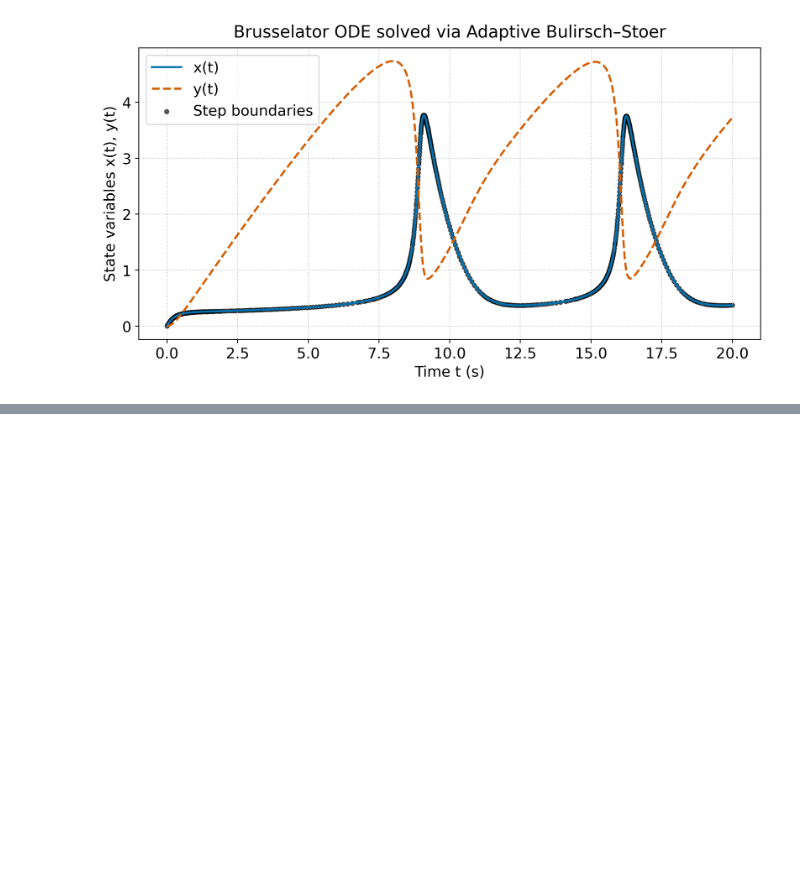
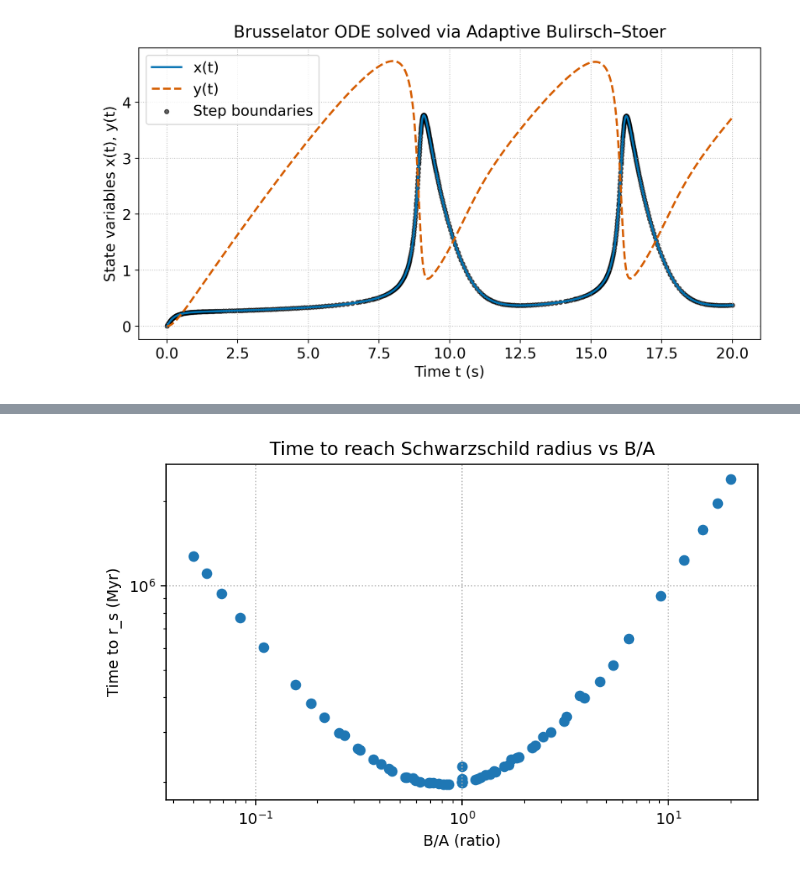
Before and after one commit to chrissellgrenbackup/computational-physics, a Jupyter notebook: hw4/hw4.ipynb, the cells around one changed output, grey strips where cells are left out. Saved outputs shown, nothing was run; the diff lists cells and outputs as text; code cells hidden in the pictures; blank space fills up the shorter version.

```diff
--- a/hw4/hw4.ipynb
+++ b/hw4/hw4.ipynb
@@ -121,0 +604,9 @@ plt.savefig("figs/brusselator.png")
+# %%
+# part c
+delta = max(delta, 1e-6)
+
+ratio_arr, t_arr = part_c_time_to_schwarzschild_vs_ratio(A_vals=np.linspace(0.5,10,8),
+                                                        B_vals=np.linspace(0.5,10,8),
+                                                        v_frac=0.8, delta=1e-8)
+# %% [output]
+[figure, added]
```
Also changed, not shown: parts of 7 cells of this notebook.
